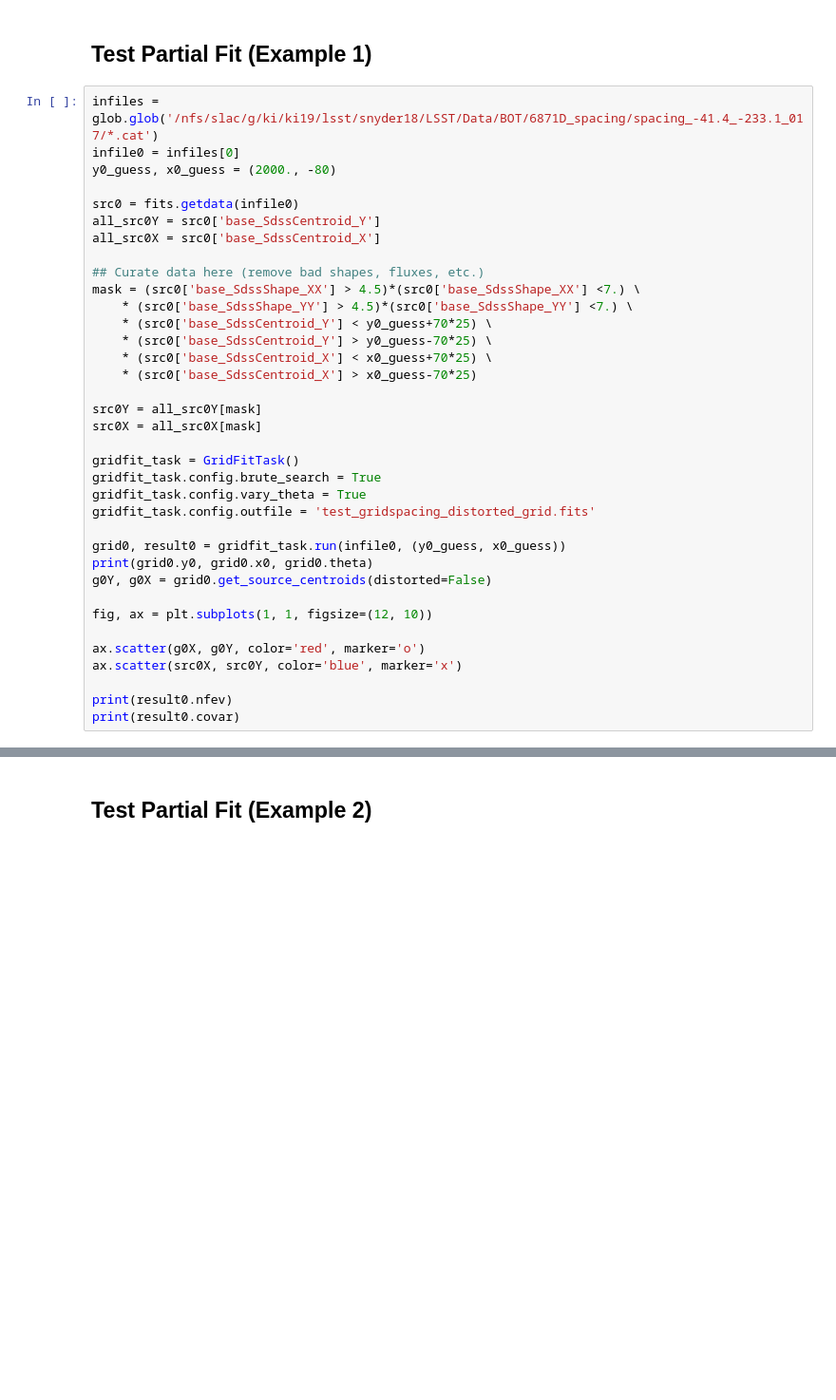
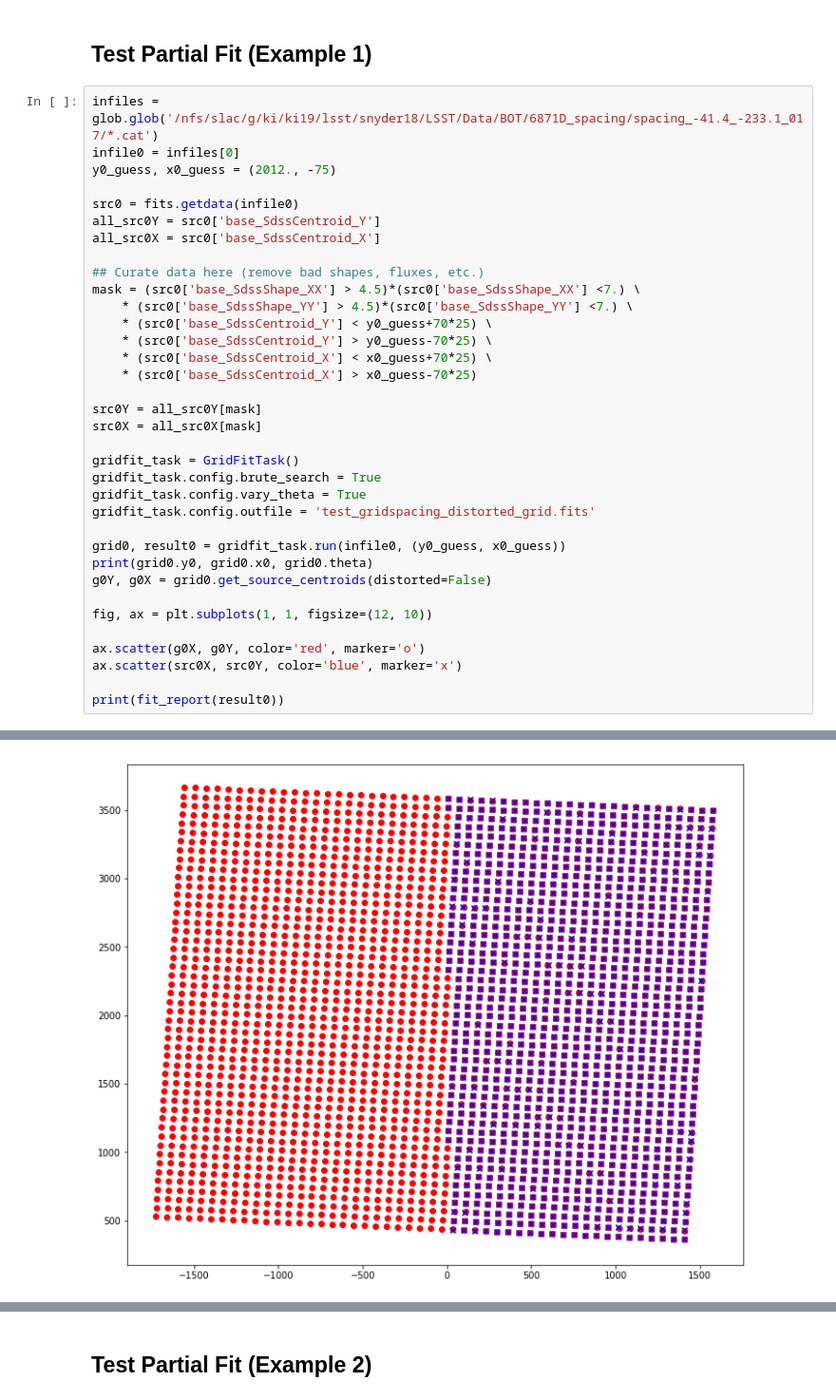
Before and after one commit to Snyder005/mixcoatl, a Jupyter notebook: notebooks/GridSpacingDevel.ipynb, the cells around one changed output, grey strips where cells are left out. Shown at 95% size. Saved outputs shown, nothing was run; the diff lists cells and outputs as text; blank space fills up the shorter version.

```diff
--- a/notebooks/GridSpacingDevel.ipynb
+++ b/notebooks/GridSpacingDevel.ipynb
@@ -22,7 +22,7 @@ lct = LsstCameraTransforms(camera)
 # %%
 infiles = glob.glob('/nfs/slac/g/ki/ki19/lsst/snyder18/LSST/Data/BOT/6871D_spacing/spacing_-41.4_-233.1_017/*.cat')
 infile0 = infiles[0]
-y0_guess, x0_guess = (2000., -80)
+y0_guess, x0_guess = (2012., -75)
 
 src0 = fits.getdata(infile0)
 all_src0Y = src0['base_SdssCentroid_Y']
@@ -53,6 +53,5 @@ fig, ax = plt.subplots(1, 1, figsize=(12, 10))
 ax.scatter(g0X, g0Y, color='red', marker='o')
 ax.scatter(src0X, src0Y, color='blue', marker='x')
 
-print(result0.nfev)
-print(result0.covar)
+print(fit_report(result0))
 # %% [output]
@@ -60,3 +77,4 @@ KeyboardInterrupt:
+[figure, added]
 # %%
 infile1 = infiles[1]
 print(infile1)
```
Also changed, not shown: parts of 13 cells of this notebook, 4 other files.
